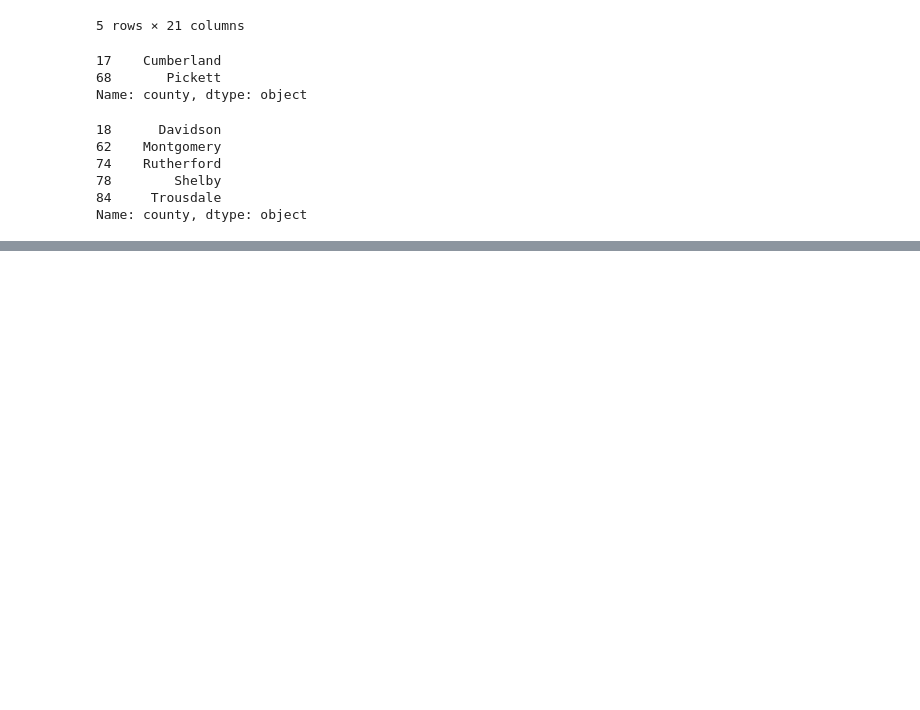
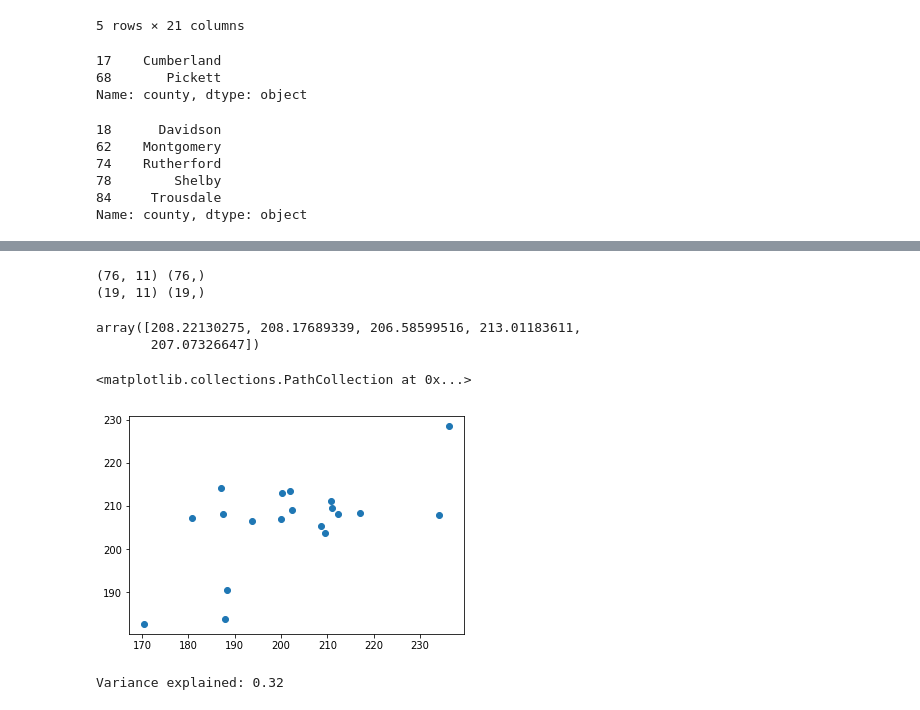
Before and after one commit to ncov/vanderbilt-aspire-data-essentials, a Jupyter notebook: data_essentials_project_090518.ipynb, the cells around one changed output, grey strips where cells are left out. Saved outputs shown, nothing was run; the diff lists cells and outputs as text; code cells hidden in the pictures; blank space fills up the shorter version.

Commit message:
linear model

```diff
--- a/data_essentials_project_090518.ipynb
+++ b/data_essentials_project_090518.ipynb
@@ -272,0 +293,3 @@ pop_and_cancer2.to_csv('cancer_data.csv')
+# %%
+ML_data = pd.get_dummies(pair_plot_data)
+ML_data.head()
@@ -272,0 +307,31 @@ pop_and_cancer2.to_csv('cancer_data.csv')
+# %%
+y = ML_data.death_rate_per_100K
+X = ML_data.drop(columns = [
+ 'death_rate_per_100K',
+ 'percent_pop_over_50_2017'])
+# %%
+X_train, X_test, y_train, y_test = train_test_split(X, y, test_size = .20, random_state = 44)
+# %%
+print(X_train.shape, y_train.shape)
+print(X_test.shape, y_test.shape)
+# %% [output]
+(76, 11) (76,)
+(19, 11) (19,)
+# %%
+lm = linear_model.LinearRegression()
+model = lm.fit(X_train, y_train)
+predictions = lm.predict(X_test)
+# %%
+predictions[0:5]
+# %% [output]
+array([208.22130275, 208.17689339, 206.58599516, 213.01183611,
+       207.07326647])
+# %%
+plt.scatter(y_test, predictions)
+# %% [output]
+<matplotlib.collections.PathCollection at 0x...>
+[figure, added]
+# %%
+print('Variance explained: %.2f' % r2_score(y_test, predictions))
+# %% [output]
+Variance explained: 0.32
```
Also changed, not shown: parts of 13 cells of this notebook.
